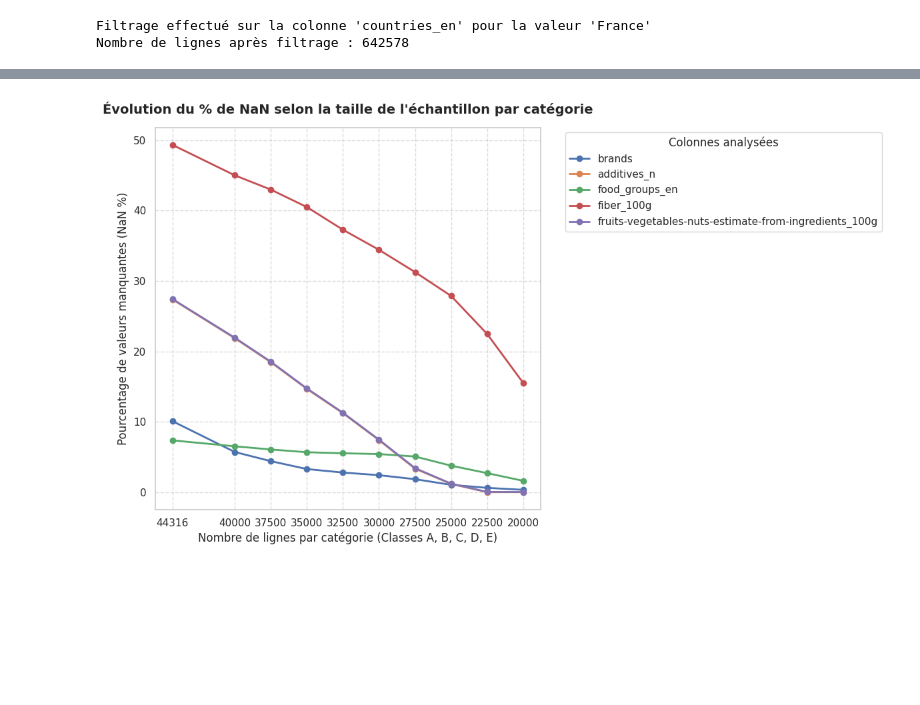
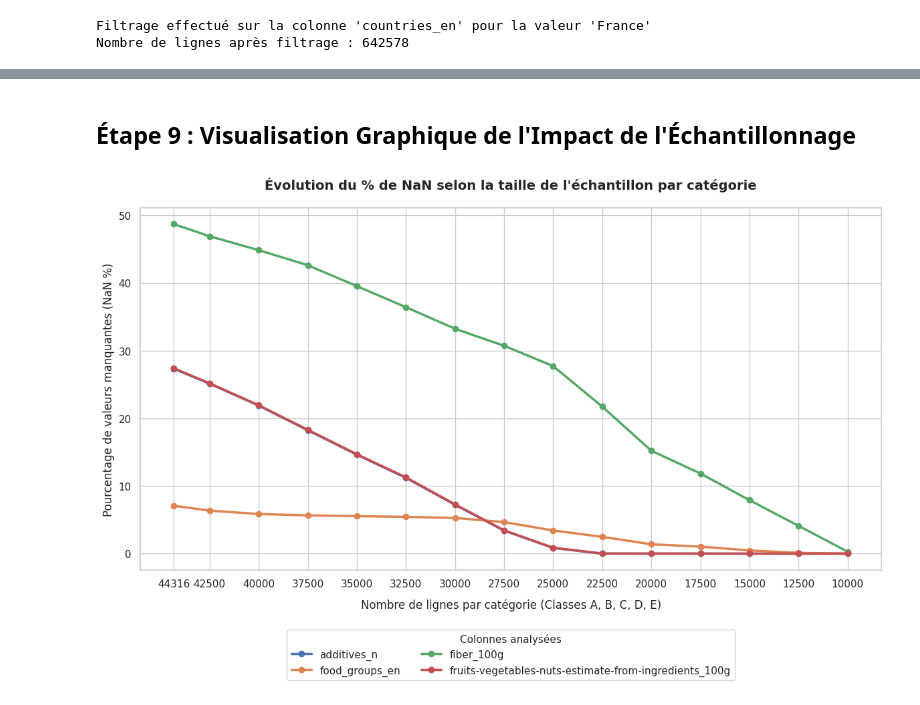
Before and after one commit to SvenPery/Nutri-Score-Prediction, a Jupyter notebook: AAA_optimisation_dataset.ipynb, the cells around one changed output, grey strips where cells are left out. Drawn from its saved outputs; the diff is of its cells as text; code cells hidden in the pictures; blank space fills up the shorter version.

Commit message:
Initial commit: dataset cleaning

```diff
--- a/AAA_optimisation_dataset.ipynb
+++ b/AAA_optimisation_dataset.ipynb
@@ -19,0 +111,3 @@ display(df.isna().sum().to_frame(name='Valeurs Manquantes'))
+# %%
+# Suppression de la colonne "nutriscore_score"
+df = df.drop(columns="nutriscore_score", axis=1)
@@ -153,7 +240,4 @@ display(df_eco_categories)
 # %%
-# On définit notre sous-ensemble d'étude : uniquement la France et avec un Nutri-Score renseigné
-df_france_nutri_valide = df_france[df_france['nutrition-score-fr_100g'].notna()]
-
 print("--- Nombre de valeurs manquantes (NaN) par colonne pour le jeu de données France avec Nutri-Score renseigné ---")
 print(f"Taille du sous-ensemble : {df_france_nutri_valide.shape[0]} lignes\n")
 
@@ -240,21 +366,20 @@ Nombre de colonnes restantes : 21
 df_france_final = df_france_final.copy()
 df_france_final['nb_nan_ligne'] = df_france_final.isnull().sum(axis=1)
 
-# Recréation de la colonne de catégorie Nutri-Score sur ce dataset final
-# (au cas où elle n'avait pas été conservée lors du drop)
+# Création de la colonne de catégorie Nutri-Score sur ce dataset final
 df_france_final['nutriscore_categorie'] = df_france_final['nutrition-score-fr_100g'].apply(attribuer_categorie)
 
 # 2. Détermination de la taille cible pour l'équilibrage
 # On regarde la taille actuelle de chaque catégorie
 counts_by_cat = df_france_final['nutriscore_categorie'].value_counts()
-print("Nombre de lignes initiales par catégorie :")
+print("Nombre de lignes initial par catégorie :")
 print(counts_by_cat)
 
 # La taille cible sera dictée par la plus petite catégorie pour garantir une proportion équivalente (1:1:1:1:1).
 min_cat_size = counts_by_cat.min()
 
-# Ajustement de la taille cible selon les limites demandées (entre 10 000 et 300 000 lignes par classe)
-target_size = max(10000, min(300000, min_cat_size))
+# Ajustement de la taille cible selon les limites demandées (entre 10 000 et 400 000 lignes par classe)
+target_size = max(10000, min(400000, min_cat_size))
 print(f"\nTaille cible choisie par catégorie : {target_size} lignes (Total pour le dataset : {target_size * 5} lignes)\n")
 
 # 3. Échantillonnage stratifié en éliminant en priorité les lignes avec le plus de NaN
@@ -344,11 +474,11 @@ import pandas as pd
 import numpy as np
 
 # Définition de nombre de lignes cible pour voir l'impact sur pourcentage de Nan
-tailles_detaillees = [44316, 40000, 37500, 35000, 32500, 30000, 27500, 25000, 22500, 20000]
+tailles_detaillees = [44316, 42500, 40000, 37500, 35000, 32500, 30000, 27500,
+                      25000, 22500, 20000, 17500, 15000, 12500, 10000]
 
 # Liste des colonnes spécifiques à analyser
 colonnes_cibles = [
-    'brands',
     'additives_n',
     'food_groups_en',
     'fiber_100g',
@@ -395,31 +524,43 @@ display(df_comparatif_detaille)
+# %% [markdown]
+## Étape 9 : Visualisation Graphique de l'Impact de l'Échantillonnage
 # %%
 import matplotlib.pyplot as plt
 import seaborn as sns
 
 # Configuration du style graphique
-plt.figure(figsize=(12, 7))
+plt.figure(figsize=(12, 8))
 sns.set_theme(style="whitegrid")
 
 # Inversion des colonnes pour avoir l'ordre croissant du nombre de lignes sur l'axe X
 df_plot = df_comparatif_detaille.copy()
-# On extrait uniquement le nombre de lignes par catégorie pour l'axe X (ex: '20000' depuis '20000/cat (Total: 100000)')
+# On extrait uniquement le nombre de lignes par catégorie pour l'axe X (ex: '20000' depuis '20000/cat')
 nb_lignes_categories = [int(col.split('/')[0]) for col in df_plot.columns]
 
 # Tracer une courbe pour chaque colonne cible
 for index, row in df_plot.iterrows():
-    plt.plot(nb_lignes_categories, row.values, marker='o', linewidth=2, label=index)
+    plt.plot(nb_lignes_categories, row.values, marker='o', linewidth=2.5, label=index)
 
 # Personnalisation du graphique
-plt.title("Évolution du % de NaN selon la taille de l'échantillon par catégorie", fontsize=14, fontweight='bold', pad=15)
-plt.xlabel("Nombre de lignes par catégorie (Classes A, B, C, D, E)", fontsize=12)
+plt.title("Évolution du % de NaN selon la taille de l'échantillon par catégorie", fontsize=14, fontweight='bold', pad=20)
+plt.xlabel("Nombre de lignes par catégorie (Classes A, B, C, D, E)", fontsize=12, labelpad=10)
 plt.ylabel("Pourcentage de valeurs manquantes (NaN %)", fontsize=12)
 plt.xticks(nb_lignes_categories)
-plt.gca().invert_xaxis()  # Optionnel : inverser l'axe pour visualiser la réduction des NaN lorsqu'on réduit la taille
-plt.legend(title="Colonnes analysées", bbox_to_anchor=(1.05, 1), loc='upper left')
-plt.grid(True, linestyle='--', alpha=0.7)
+plt.gca().invert_xaxis()  # Garder la logique décroissante pour voir l'impact de la réduction
+
+# Positionnement de la légende en dessous du graphique pour libérer de l'espace horizontal
+plt.legend(
+    title="Colonnes analysées",
+    title_fontsize='11',
+    loc='upper center',
+    bbox_to_anchor=(0.5, -0.15),
+    ncol=2,          # Disposer la légende sur 2 colonnes pour la compacité
+    frameon=True
+)
+
+# Ajustement automatique des marges pour éviter que la légende sous le graphique ne soit coupée
 plt.tight_layout()
 
 # Affichage
 plt.show()
 # %% [output]
-[figure, old version]
+[figure, new version]
```
Also changed, not shown: parts of 27 cells of this notebook.
